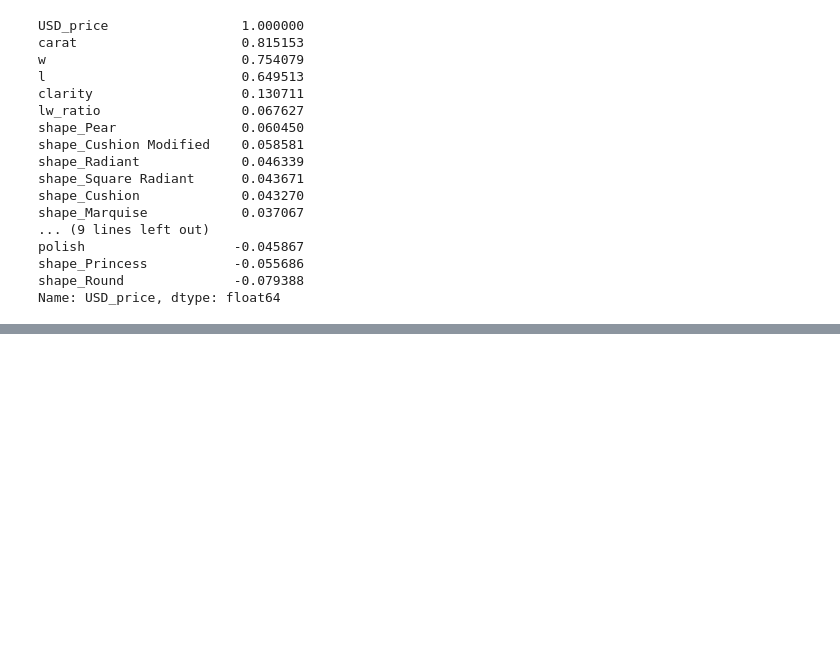
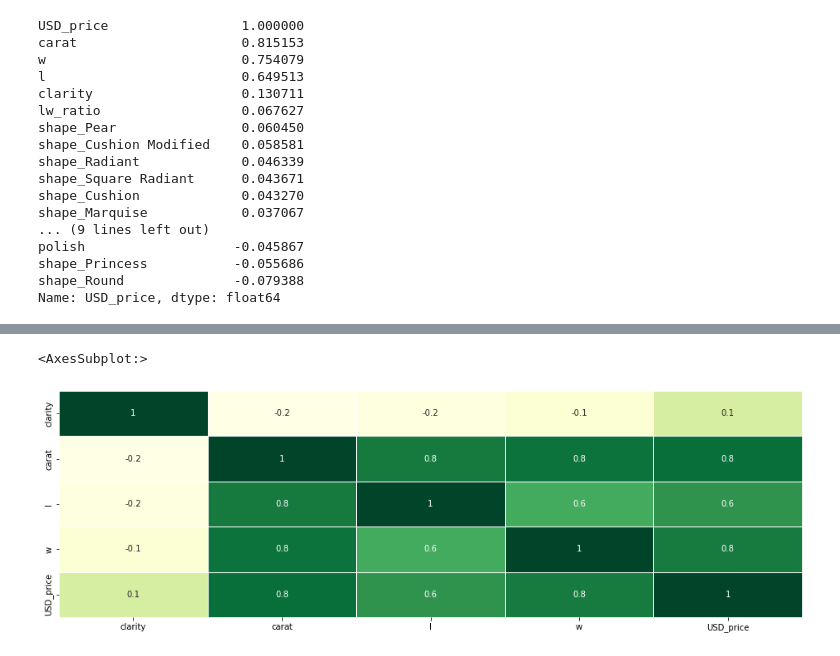
Before and after one commit to GitlerIsrael/Diamonds-price-prediction-model, a Jupyter notebook: Diamond-price-prediction-model.ipynb, the cells around one changed output, grey strips where cells are left out. Cells and saved outputs as stored; diff of their text form; code cells hidden in the pictures; blank space fills up the shorter version.

```diff
--- a/Diamond-price-prediction-model.ipynb
+++ b/Diamond-price-prediction-model.ipynb
@@ -578,0 +672,7 @@ Name: USD_price, dtype: float64
+# %%
+plt.figure(figsize = (16,5))
+#sns.color_palette("viridis", as_cmap=True)
+sns.heatmap(train_set[['clarity', 'carat', 'l', 'w', 'USD_price']].corr(), annot=True, fmt='.1g', cbar=False, linewidths=0.5, linecolor='white', cmap='YlGn')
+# %% [output]
+<AxesSubplot:>
+[figure, added]
```
Also changed, not shown: parts of 67 cells of this notebook, 14 other files.
